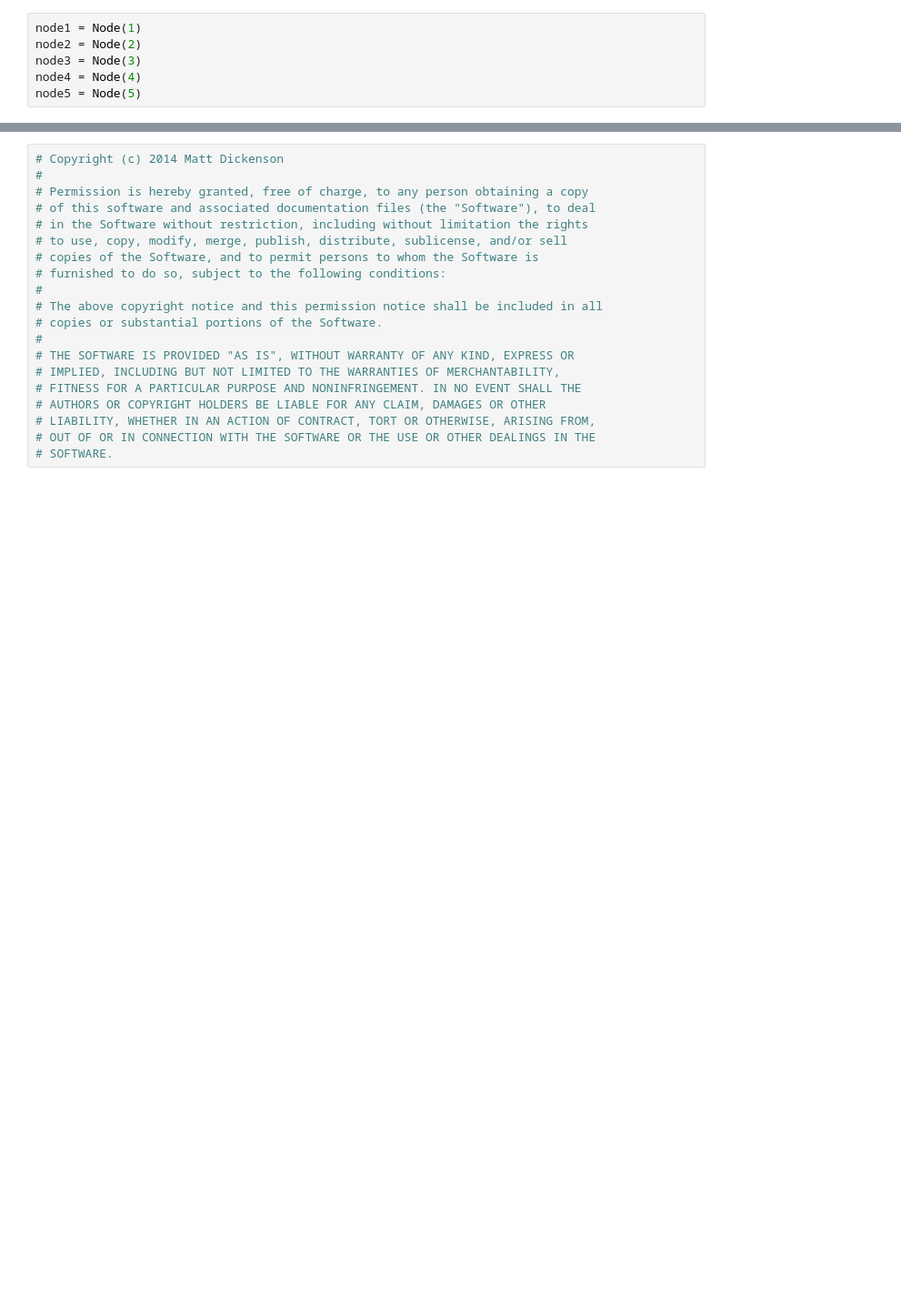
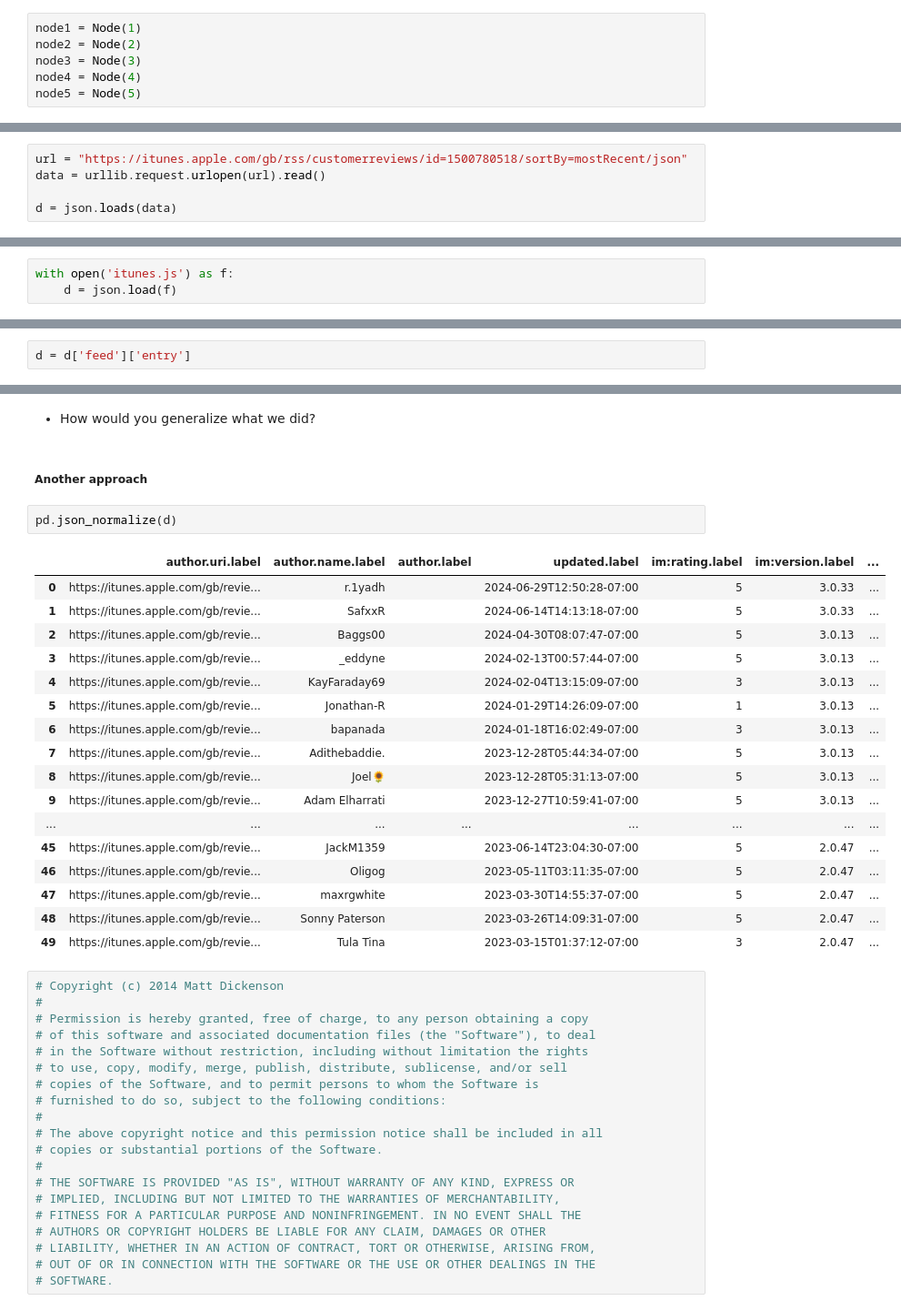
Before and after one commit to amvelazquez/PythonCamp2024, a Jupyter notebook: Day09/Lecture/day09_lecture.ipynb, the cells around one changed output, grey strips where cells are left out. Shown: that part at 91% size. Cells and saved outputs as stored; diff of their text form; blank space fills up the shorter version.

```diff
--- a/Day09/Lecture/day09_lecture.ipynb
+++ b/Day09/Lecture/day09_lecture.ipynb
@@ -780,0 +263,5 @@ Node value: 5
+# %%
+url = "https://itunes.apple.com/gb/rss/customerreviews/id=1500780518/sortBy=mostRecent/json"
+data = urllib.request.urlopen(url).read()
+
+d = json.loads(data)
@@ -780,0 +270,3 @@ Node value: 5
+# %%
+with open('itunes.js') as f:
+    d = json.load(f)
@@ -780,0 +322,2 @@ Node value: 5
+# %%
+d = d['feed']['entry']
@@ -781,3 +361,27 @@ Node value: 5
+# %% [markdown]
+* How would you generalize what we did?
+# %% [markdown]
+##### Another approach
+# %%
+pd.json_normalize(d)
+# %% [output]
+|  | author.uri.label | author.name.label | author.label | updated.label | im:rating.label | im:version.label | ... |
+| 0 | https://itunes.apple.com/gb/revie... | r.1yadh |  | 2024-06-29T12:50:28-07:00 | 5 | 3.0.33 | ... |
+| 1 | https://itunes.apple.com/gb/revie... | SafxxR |  | 2024-06-14T14:13:18-07:00 | 5 | 3.0.33 | ... |
+| 2 | https://itunes.apple.com/gb/revie... | Baggs00 |  | 2024-04-30T08:07:47-07:00 | 5 | 3.0.13 | ... |
+| 3 | https://itunes.apple.com/gb/revie... | _eddyne |  | 2024-02-13T00:57:44-07:00 | 5 | 3.0.13 | ... |
+| 4 | https://itunes.apple.com/gb/revie... | KayFaraday69 |  | 2024-02-04T13:15:09-07:00 | 3 | 3.0.13 | ... |
+| 5 | https://itunes.apple.com/gb/revie... | Jonathan-R |  | 2024-01-29T14:26:09-07:00 | 1 | 3.0.13 | ... |
+| 6 | https://itunes.apple.com/gb/revie... | bapanada |  | 2024-01-18T16:02:49-07:00 | 3 | 3.0.13 | ... |
+| 7 | https://itunes.apple.com/gb/revie... | Adithebaddie. |  | 2023-12-28T05:44:34-07:00 | 5 | 3.0.13 | ... |
+| 8 | https://itunes.apple.com/gb/revie... | Joel🌻 |  | 2023-12-28T05:31:13-07:00 | 5 | 3.0.13 | ... |
+| 9 | https://itunes.apple.com/gb/revie... | Adam Elharrati |  | 2023-12-27T10:59:41-07:00 | 5 | 3.0.13 | ... |
+| ... | ... | ... | ... | ... | ... | ... | ... |
+| 45 | https://itunes.apple.com/gb/revie... | JackM1359 |  | 2023-06-14T23:04:30-07:00 | 5 | 2.0.47 | ... |
+| 46 | https://itunes.apple.com/gb/revie... | Oligog |  | 2023-05-11T03:11:35-07:00 | 5 | 2.0.47 | ... |
+| 47 | https://itunes.apple.com/gb/revie... | maxrgwhite |  | 2023-03-30T14:55:37-07:00 | 5 | 2.0.47 | ... |
+| 48 | https://itunes.apple.com/gb/revie... | Sonny Paterson |  | 2023-03-26T14:09:31-07:00 | 5 | 2.0.47 | ... |
+| 49 | https://itunes.apple.com/gb/revie... | Tula Tina |  | 2023-03-15T01:37:12-07:00 | 3 | 2.0.47 | ... |
 # %%
 # Copyright (c) 2014 Matt Dickenson
 #
```
Also changed, not shown: parts of 232 cells of this notebook, 4 other files.
